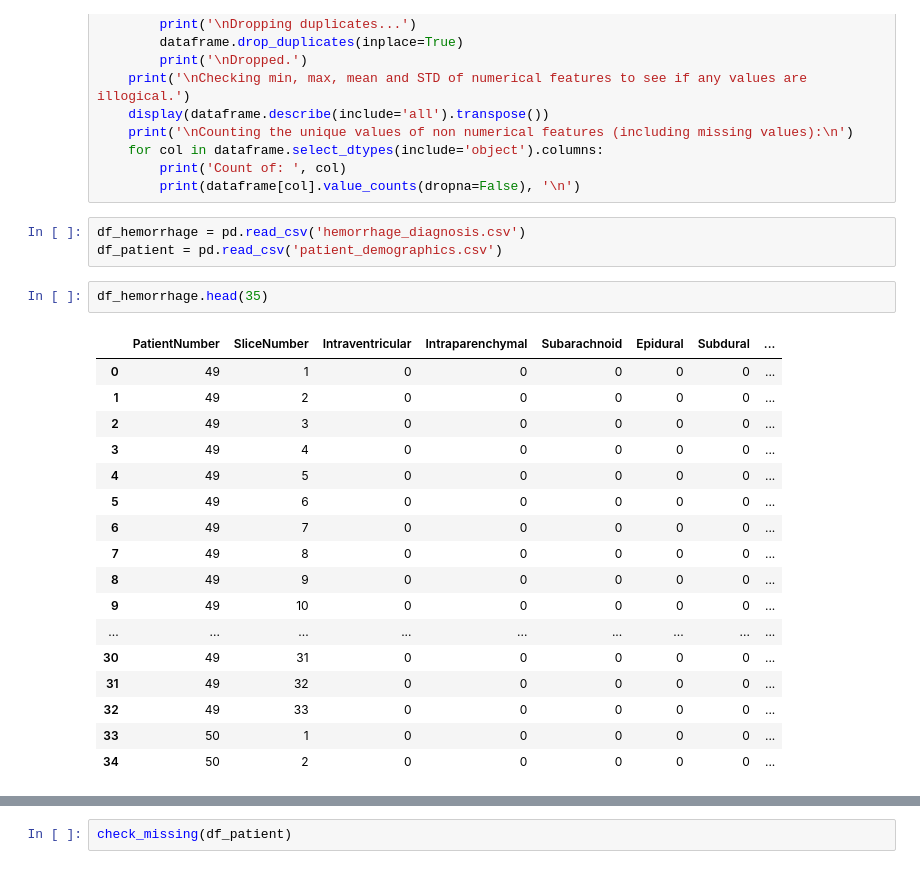
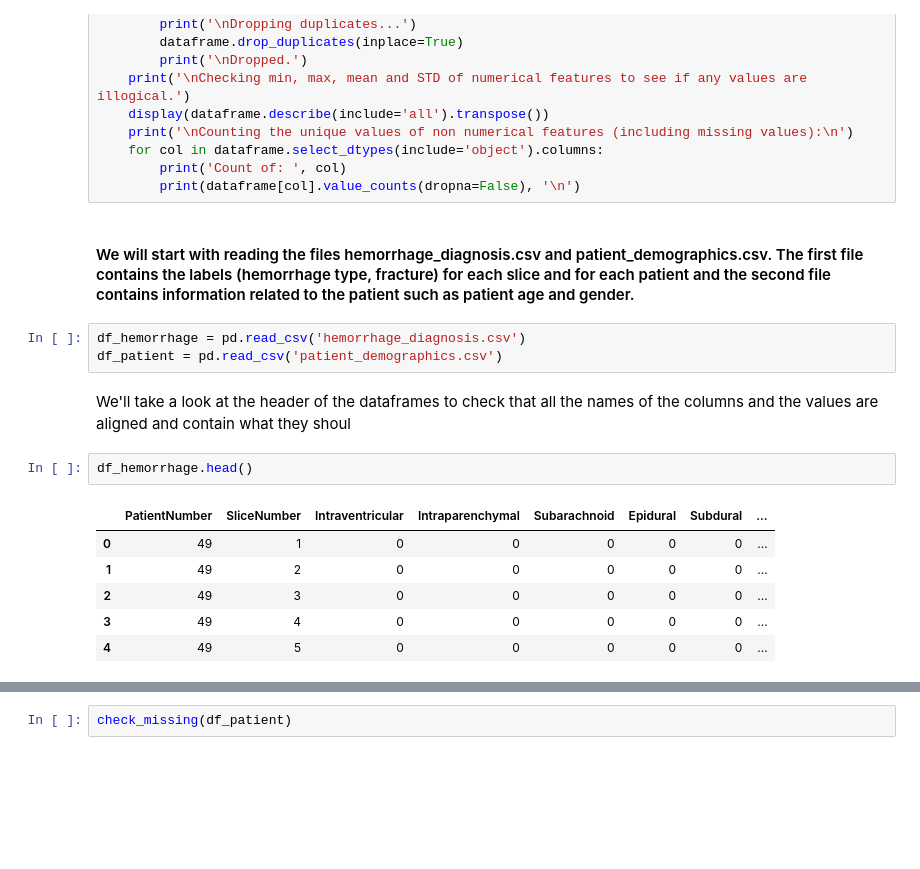
Before and after one commit to DanOren/ITC_Final_project, a Jupyter notebook: EDA.ipynb, the cells around one changed output, grey strips where cells are left out. Drawn from its saved outputs; the diff is of its cells as text; blank space fills up the shorter version.

```diff
--- a/EDA.ipynb
+++ b/EDA.ipynb
@@ -54,26 +56,19 @@ def check_integrity(dataframe):
     for col in dataframe.select_dtypes(include='object').columns:
         print('Count of: ', col)
         print(dataframe[col].value_counts(dropna=False), '\n')
+# %% [markdown]
+#### We will start with reading the files hemorrhage_diagnosis.csv and patient_demographics.csv. The first file contains the labels (hemorrhage type, fracture) for each slice and for each patient and the second file contains information related to the patient such as patient age and gender.
 # %%
 df_hemorrhage = pd.read_csv('hemorrhage_diagnosis.csv')
 df_patient = pd.read_csv('patient_demographics.csv')
+# %% [markdown]
+We'll take a look at the header of the dataframes to check that all the names of the columns and the values are aligned and contain what they shoul
 # %%
-df_hemorrhage.head(35)
+df_hemorrhage.head()
 # %% [output]
 |  | PatientNumber | SliceNumber | Intraventricular | Intraparenchymal | Subarachnoid | Epidural | Subdural | ... |
 | 0 | 49 | 1 | 0 | 0 | 0 | 0 | 0 | ... |
 | 1 | 49 | 2 | 0 | 0 | 0 | 0 | 0 | ... |
 | 2 | 49 | 3 | 0 | 0 | 0 | 0 | 0 | ... |
 | 3 | 49 | 4 | 0 | 0 | 0 | 0 | 0 | ... |
 | 4 | 49 | 5 | 0 | 0 | 0 | 0 | 0 | ... |
-| 5 | 49 | 6 | 0 | 0 | 0 | 0 | 0 | ... |
-| 6 | 49 | 7 | 0 | 0 | 0 | 0 | 0 | ... |
-| 7 | 49 | 8 | 0 | 0 | 0 | 0 | 0 | ... |
-| 8 | 49 | 9 | 0 | 0 | 0 | 0 | 0 | ... |
-| 9 | 49 | 10 | 0 | 0 | 0 | 0 | 0 | ... |
-| ... | ... | ... | ... | ... | ... | ... | ... | ... |
-| 30 | 49 | 31 | 0 | 0 | 0 | 0 | 0 | ... |
-| 31 | 49 | 32 | 0 | 0 | 0 | 0 | 0 | ... |
-| 32 | 49 | 33 | 0 | 0 | 0 | 0 | 0 | ... |
-| 33 | 50 | 1 | 0 | 0 | 0 | 0 | 0 | ... |
-| 34 | 50 | 2 | 0 | 0 | 0 | 0 | 0 | ... |
```
Also changed, not shown: parts of 33 cells of this notebook.
